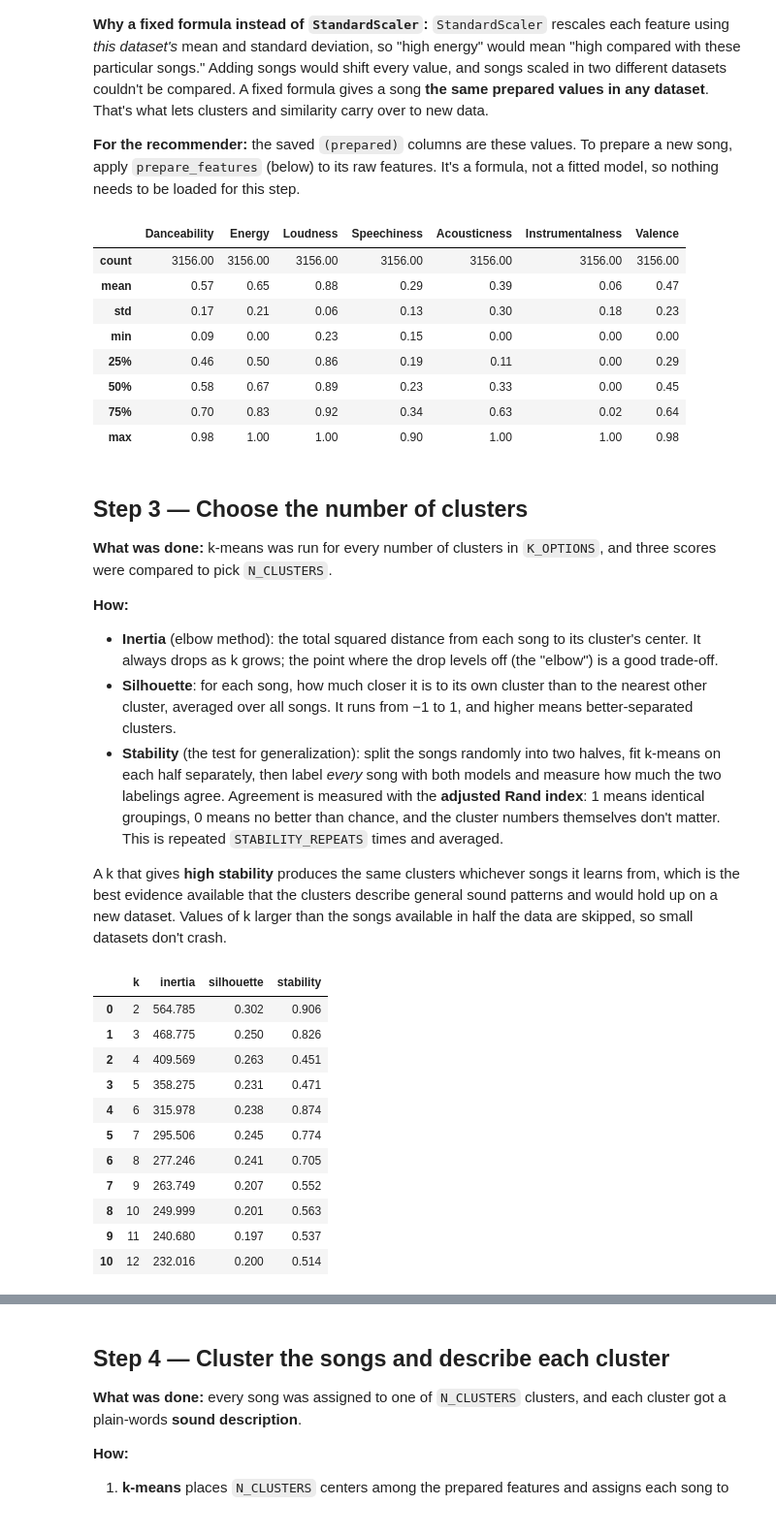
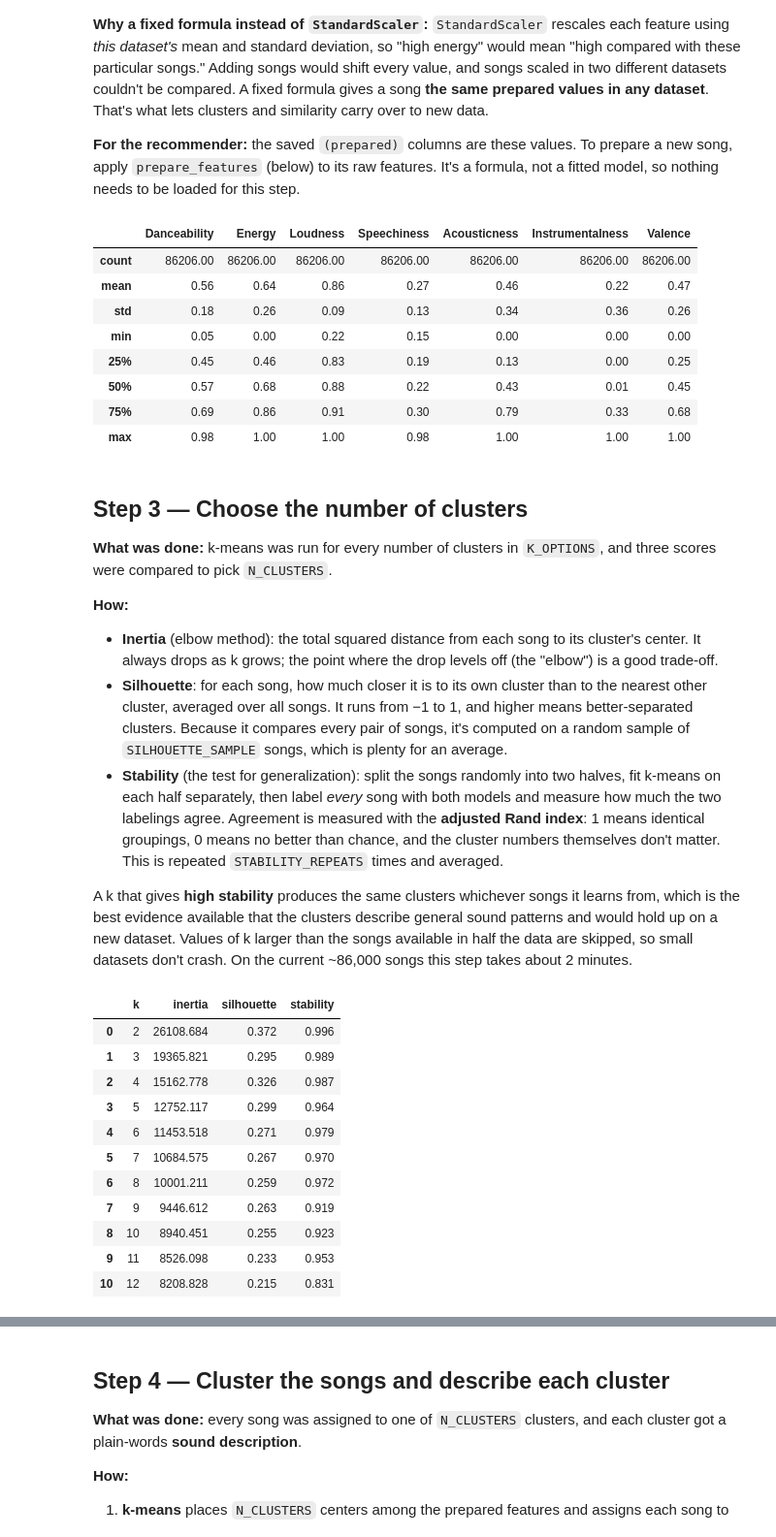
Before and after one commit to atdiallo7/Spotify-Playlist-Data-Analysis, a Jupyter notebook: Original Independent Notebooks for Provenance/Amadou_Sound_Clustering.ipynb, the cells around one changed output, grey strips where cells are left out. Shown at 97% size. Saved outputs shown, nothing was run; the diff lists cells and outputs as text; code cells hidden in the pictures.

Commit message:
Audio Clustering

```diff
--- a/Original Independent Notebooks for Provenance/Amadou_clustering.ipynb
+++ b/Original Independent Notebooks for Provenance/Amadou_Sound_Clustering.ipynb
@@ -46,6 +46,7 @@ SQRT_FEATURES = ["Speechiness", "Acousticness", "Instrumentalness"]  # bunched n
 K_OPTIONS = range(2, 13)   # numbers of clusters compared in Step 3
 N_CLUSTERS = 6             # number of clusters used, chosen in Step 3
 STABILITY_REPEATS = 10     # random half-splits per k in the stability test
+SILHOUETTE_SAMPLE = 10_000  # songs sampled for the silhouette score, which compares every pair of songs
 RANDOM_STATE = 42          # makes results repeatable
 # %% [markdown]
 ## Step 1 — Load and clean the data
@@ -64,6 +70,11 @@ RANDOM_STATE = 42          # makes results repeatable
 # %%
 ENCODINGS = ["utf-8-sig", "utf-16", "cp1252", "latin-1"]
 REQUIRED_COLUMNS = ["Track URI", "Track Name", "Artist Name(s)", "Tempo"] + FEATURES
+
+# The public expansion dataset uses its own (lowercase) names for the columns we need
+EXPANSION_COLUMNS = {"track_id": "Track URI", "track_name": "Track Name",
+                     "artists": "Artist Name(s)", "tempo": "Tempo"}
+EXPANSION_COLUMNS.update({feature.lower(): feature for feature in FEATURES})
 
 
 def read_export(path):
@@ -76,9 +87,23 @@ def read_export(path):
     raise ValueError(f"Could not read {path.name} with any of {ENCODINGS}")
 
 
+def normalize_expansion(frame):
+    # Rename the expansion columns to the export names; its IDs are bare, so add the URI prefix
+    frame = frame.rename(columns=EXPANSION_COLUMNS)
+    frame["Track URI"] = "spotify:track:" + frame["Track URI"].astype(str)
+    return frame
+
+
 frames = []
 for path in sorted(DATA_DIR.glob("*.csv")):
     frame = read_export(path)
+    if "track_id" in frame.columns:
+        # The public expansion dataset, not a personal export
+        frame = normalize_expansion(frame)
+        frame["Source"] = "Expansion"
+    else:
+        # A personal export, named after its listener: "Logan Exported Data.csv" -> "Logan"
+        frame["Source"] = path.stem.split()[0]
     missing = [column for column in REQUIRED_COLUMNS if column not in frame.columns]
     if missing:
         raise ValueError(f"{path.name} is missing columns: {missing}")
@@ -88,4 +113,5 @@ if not frames:
     raise FileNotFoundError(f"No CSV files found in {DATA_DIR.resolve()}")
 data = pd.concat(frames, ignore_index=True)
 print(f"Loaded {len(data)} rows from {len(frames)} file(s)")
+data["Source"].value_counts()
 # %% [output]
@@ -93,9 +124,18 @@ Loaded 3197 rows from 2 file(s)
 # %%
+# Personal exports first, so a song also in the expansion dataset keeps its personal row
+data = data.sort_values("Source", key=lambda source: source.eq("Expansion"), kind="stable")
+
 is_song = data["Track URI"].str.startswith("spotify:track:")
 analyzed = data[FEATURES].notna().all(axis=1) & ~(data["Danceability"].eq(0) & data["Tempo"].eq(0))
 
-songs = data[is_song & analyzed].drop_duplicates("Track URI").reset_index(drop=True)
+songs = data[is_song & analyzed].drop_duplicates("Track URI")
+unique_uris = len(songs)
+# The same recording on several albums has a different URI each time, but the same name, artists and features
+songs = songs.drop_duplicates(["Track Name", "Artist Name(s)"] + FEATURES).reset_index(drop=True)
 
 print(f"Removed {(~is_song).sum()} non-songs and {(is_song & ~analyzed).sum()} unanalyzed songs")
+print(f"Removed {(is_song & analyzed).sum() - unique_uris} repeated rows of the same URI")
+print(f"Removed {unique_uris - len(songs)} re-releases of the same recording")
 print(f"{len(songs)} unique songs to cluster")
+songs["Source"].value_counts()
 # %% [output]
@@ -148,14 +195,14 @@ songs[PREPARED_FEATURES] = X.to_numpy()
 X.describe().round(2)
 # %% [output]
 |  | Danceability | Energy | Loudness | Speechiness | Acousticness | Instrumentalness | Valence |
-| count | 3156.00 | 3156.00 | 3156.00 | 3156.00 | 3156.00 | 3156.00 | 3156.00 |
-| mean | 0.57 | 0.65 | 0.88 | 0.29 | 0.39 | 0.06 | 0.47 |
-| std | 0.17 | 0.21 | 0.06 | 0.13 | 0.30 | 0.18 | 0.23 |
-| min | 0.09 | 0.00 | 0.23 | 0.15 | 0.00 | 0.00 | 0.00 |
-| 25% | 0.46 | 0.50 | 0.86 | 0.19 | 0.11 | 0.00 | 0.29 |
-| 50% | 0.58 | 0.67 | 0.89 | 0.23 | 0.33 | 0.00 | 0.45 |
-| 75% | 0.70 | 0.83 | 0.92 | 0.34 | 0.63 | 0.02 | 0.64 |
-| max | 0.98 | 1.00 | 1.00 | 0.90 | 1.00 | 1.00 | 0.98 |
+| count | 86206.00 | 86206.00 | 86206.00 | 86206.00 | 86206.00 | 86206.00 | 86206.00 |
+| mean | 0.56 | 0.64 | 0.86 | 0.27 | 0.46 | 0.22 | 0.47 |
+| std | 0.18 | 0.26 | 0.09 | 0.13 | 0.34 | 0.36 | 0.26 |
+| min | 0.05 | 0.00 | 0.22 | 0.15 | 0.00 | 0.00 | 0.00 |
+| 25% | 0.45 | 0.46 | 0.83 | 0.19 | 0.13 | 0.00 | 0.25 |
+| 50% | 0.57 | 0.68 | 0.88 | 0.22 | 0.43 | 0.01 | 0.45 |
+| 75% | 0.69 | 0.86 | 0.91 | 0.30 | 0.79 | 0.33 | 0.68 |
+| max | 0.98 | 1.00 | 1.00 | 0.98 | 1.00 | 1.00 | 1.00 |
 # %% [markdown]
 ## Step 3 — Choose the number of clusters
 
@@ -164,51 +211,52 @@ X.describe().round(2)
 **How:**
 
 - **Inertia** (elbow method): the total squared distance from each song to its cluster's center. It always drops as k grows; the point where the drop levels off (the "elbow") is a good trade-off.
-- **Silhouette**: for each song, how much closer it is to its own cluster than to the nearest other cluster, averaged over all songs. It runs from −1 to 1, and higher means better-separated clusters.
+- **Silhouette**: for each song, how much closer it is to its own cluster than to the nearest other cluster, averaged over all songs. It runs from −1 to 1, and higher means better-separated clusters. Because it compares every pair of songs, it's computed on a random sample of `SILHOUETTE_SAMPLE` songs, which is plenty for an average.
 - **Stability** (the test for generalization): split the songs randomly into two halves, fit k-means on each half separately, then label *every* song with both models and measure how much the two labelings agree. Agreement is measured with the **adjusted Rand index**: 1 means identical groupings, 0 means no better than chance, and the cluster numbers themselves don't matter. This is repeated `STABILITY_REPEATS` times and averaged.
 
-A k that gives **high stability** produces the same clusters whichever songs it learns from, which is the best evidence available that the clusters describe general sound patterns and would hold up on a new dataset. Values of k larger than the songs available in half the data are skipped, so small datasets don't crash.
+A k that gives **high stability** produces the same clusters whichever songs it learns from, which is the best evidence available that the clusters describe general sound patterns and would hold up on a new dataset. Values of k larger than the songs available in half the data are skipped, so small datasets don't crash. On the current ~86,000 songs this step takes about 2 minutes.
 # %%
 def split_half_agreement(X, k):
     # Fit k-means on two random halves, label every song with both, and average their agreement (adjusted Rand index)
     rng = np.random.default_rng(RANDOM_STATE)
     agreements = []
     for repeat in range(STABILITY_REPEATS):
         shuffled = rng.permutation(len(X))
         half_a, half_b = shuffled[: len(X) // 2], shuffled[len(X) // 2:]
         model_a = KMeans(n_clusters=k, n_init=10, random_state=repeat).fit(X.iloc[half_a])
         model_b = KMeans(n_clusters=k, n_init=10, random_state=repeat).fit(X.iloc[half_b])
         agreements.append(adjusted_rand_score(model_a.predict(X), model_b.predict(X)))
     return np.mean(agreements)
 
 
 scores = []
 for k in K_OPTIONS:
     if k >= len(X) // 2:  # not enough songs in each half for this many clusters
         break
     model = KMeans(n_clusters=k, n_init=10, random_state=RANDOM_STATE).fit(X)
     scores.append({"k": k,
                    "inertia": model.inertia_,
-                   "silhouette": silhouette_score(X, model.labels_),
+                   "silhouette": silhouette_score(X, model.labels_, sample_size=min(SILHOUETTE_SAMPLE, len(X)),
+                                                 random_state=RANDOM_STATE),
                    "stability": split_half_agreement(X, k)})
 scores = pd.DataFrame(scores)
 
 px.line(scores, x="k", y="inertia", markers=True, title="Elbow method").show()
 px.line(scores.melt(id_vars="k", value_vars=["silhouette", "stability"], var_name="score"),
         x="k", y="value", color="score", markers=True,
         title="Separation (silhouette) and stability across random halves").show()
 scores.round(3)
 # %% [output]
 |  | k | inertia | silhouette | stability |
-| 0 | 2 | 564.785 | 0.302 | 0.906 |
-| 1 | 3 | 468.775 | 0.250 | 0.826 |
-| 2 | 4 | 409.569 | 0.263 | 0.451 |
-| 3 | 5 | 358.275 | 0.231 | 0.471 |
-| 4 | 6 | 315.978 | 0.238 | 0.874 |
-| 5 | 7 | 295.506 | 0.245 | 0.774 |
-| 6 | 8 | 277.246 | 0.241 | 0.705 |
-| 7 | 9 | 263.749 | 0.207 | 0.552 |
-| 8 | 10 | 249.999 | 0.201 | 0.563 |
-| 9 | 11 | 240.680 | 0.197 | 0.537 |
-| 10 | 12 | 232.016 | 0.200 | 0.514 |
+| 0 | 2 | 26108.684 | 0.372 | 0.996 |
+| 1 | 3 | 19365.821 | 0.295 | 0.989 |
+| 2 | 4 | 15162.778 | 0.326 | 0.987 |
+| 3 | 5 | 12752.117 | 0.299 | 0.964 |
+| 4 | 6 | 11453.518 | 0.271 | 0.979 |
+| 5 | 7 | 10684.575 | 0.267 | 0.970 |
+| 6 | 8 | 10001.211 | 0.259 | 0.972 |
+| 7 | 9 | 9446.612 | 0.263 | 0.919 |
+| 8 | 10 | 8940.451 | 0.255 | 0.923 |
+| 9 | 11 | 8526.098 | 0.233 | 0.953 |
+| 10 | 12 | 8208.828 | 0.215 | 0.831 |
 # %% [markdown]
```
Also changed, not shown: parts of 10 cells of this notebook, 3 other files.
